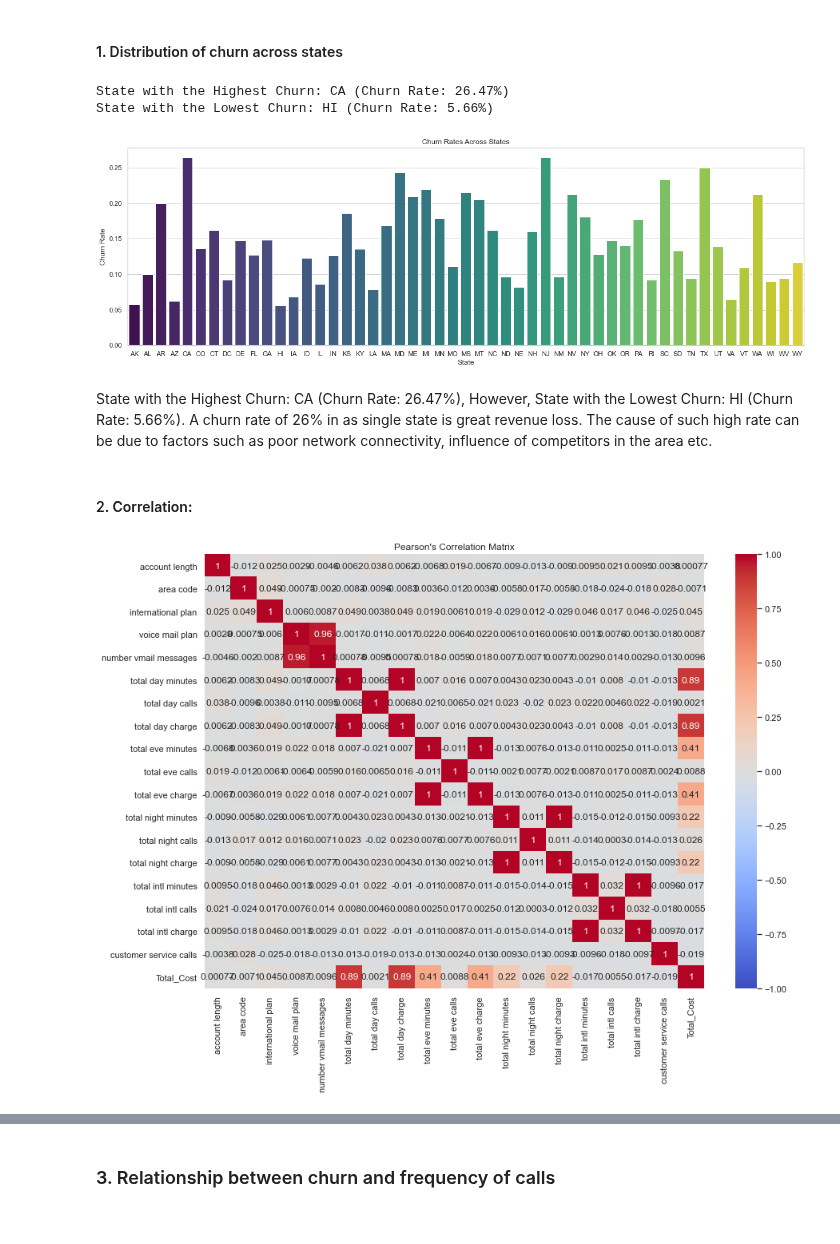
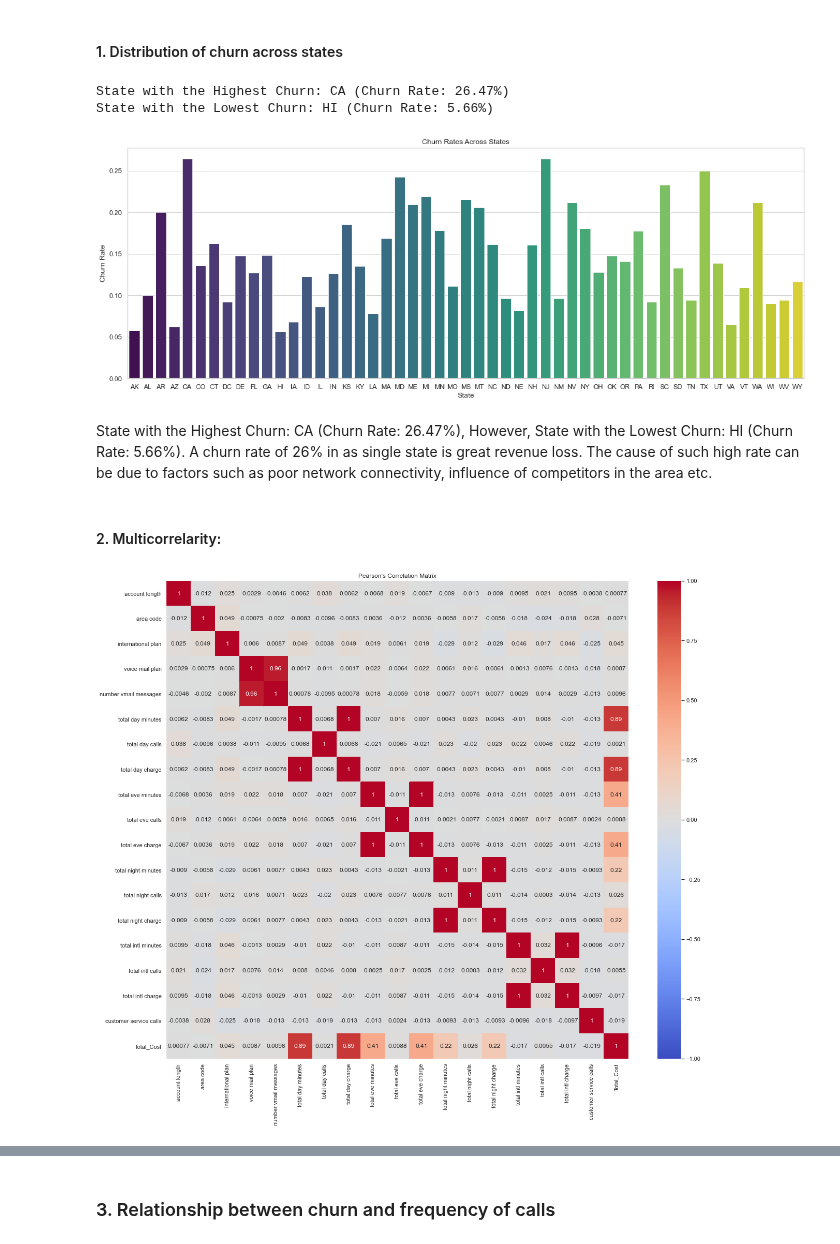
Before and after one commit to ThomasOkiwi/Phase-Three-Final-Project, a Jupyter notebook: index.ipynb, the cells around one changed output, grey strips where cells are left out. Saved outputs shown, nothing was run; the diff lists cells and outputs as text; code cells hidden in the pictures.

```diff
--- a/index.ipynb
+++ b/index.ipynb
@@ -283,35 +283,35 @@ df.head() # displaying the first 5 rows
 # %%
 #Calculate churn rates for each state
 state_churn_rates = df.groupby('state')['churn'].mean().reset_index()
 
 # Find the state with the highest churn
 state_highest_churn = state_churn_rates.loc[state_churn_rates['churn'].idxmax()]
 
 # Find the state with the lowest churn
 state_lowest_churn = state_churn_rates.loc[state_churn_rates['churn'].idxmin()]
 
 print(f"State with the Highest Churn: {state_highest_churn['state']} (Churn Rate: {state_highest_churn['churn']:.2%})")
 print(f"State with the Lowest Churn: {state_lowest_churn['state']} (Churn Rate: {state_lowest_churn['churn']:.2%})")
 
 # Plot using Seaborn
 sns.set(style="whitegrid")
-plt.figure(figsize=(20, 6))
+plt.figure(figsize=(20, 7))
 
 # Create a bar plot
 sns.barplot(x='state', y='churn', data=state_churn_rates, palette='viridis')
 
 plt.title('Churn Rates Across States')
 plt.xlabel('State')
 plt.ylabel('Churn Rate')
 plt.show()
 # %% [output]
 State with the Highest Churn: CA (Churn Rate: 26.47%)
 State with the Lowest Churn: HI (Churn Rate: 5.66%)
-[figure, old version]
+[figure, new version]
 # %% [markdown]
 State with the Highest Churn: CA (Churn Rate: 26.47%), However, State with the Lowest Churn: HI (Churn Rate: 5.66%). A churn rate of 26% in as single state is great revenue loss. The cause of such high rate can be due to factors such as poor network connectivity, influence of competitors in the area etc.
 # %% [markdown]
-#### 2. Correlation:
+#### 2. Multicorrelarity:
 # %%
 numeric_df = df.select_dtypes(include='number')
 
@@ -319,9 +319,9 @@ numeric_df = df.select_dtypes(include='number')
 correlation_matrix = numeric_df.corr()
 
 # Plot the correlation matrix using Seaborn heatmap
-plt.figure(figsize=(14, 10))
+plt.figure(figsize=(20, 17))
 sns.heatmap(correlation_matrix, annot=True, cmap='coolwarm', vmin=-1, vmax=1)
 plt.title("Pearson's Correlation Matrix")
 plt.show()
 # %% [output]
-[figure, old version]
+[figure, new version]
```
Also changed, not shown: parts of 17 cells of this notebook, 1 other file.
